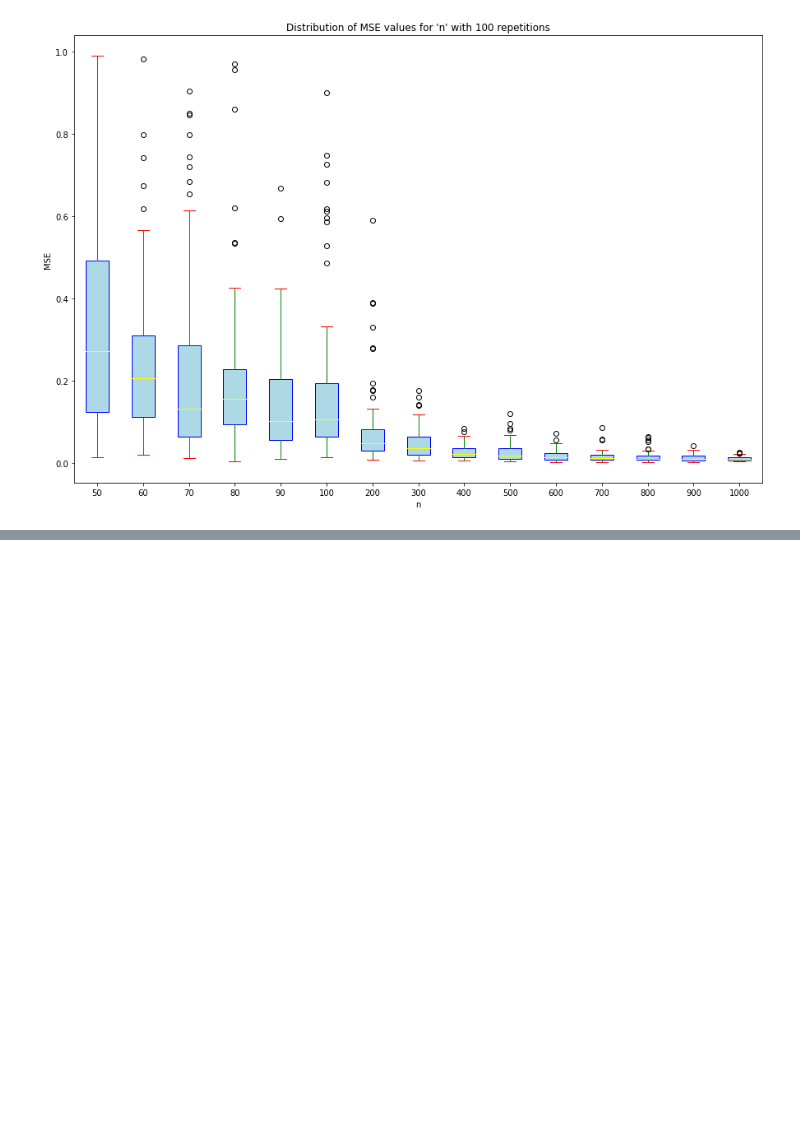
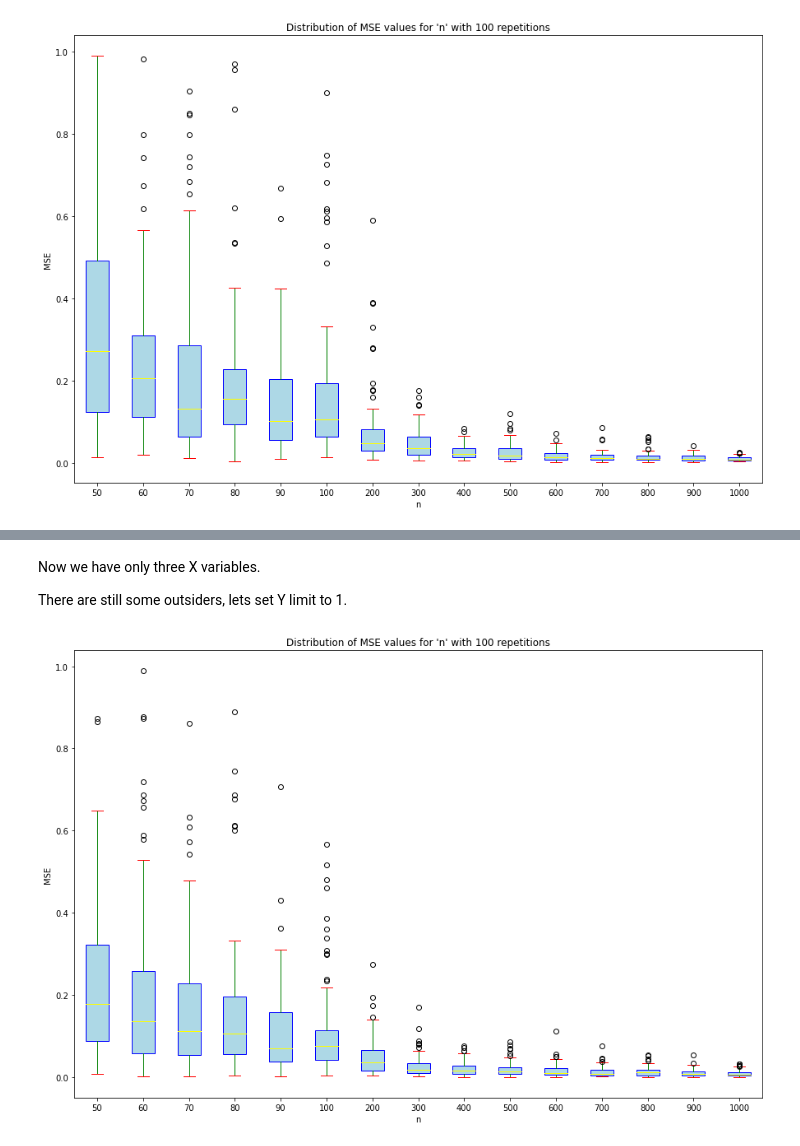
Before and after one commit to LJaremek/AdvancedMachineLearning-MINI, a Jupyter notebook: task_2/SimulationResults.ipynb, the cells around one changed output, grey strips where cells are left out. Saved outputs shown, nothing was run; the diff lists cells and outputs as text; code cells hidden in the pictures; blank space fills up the shorter version.

```diff
--- a/task_2/SimulationResults.ipynb
+++ b/task_2/SimulationResults.ipynb
@@ -144,0 +220,8 @@ draw(results, max_value=1)
+# %% [markdown]
+Now we have only three X variables.
+
+There are still some outsiders, lets set Y limit to 1.
+# %%
+draw(new_results, max_value=1)
+# %% [output]
+[figure, added]
```
Also changed, not shown: parts of 12 cells of this notebook, 1 other file.
